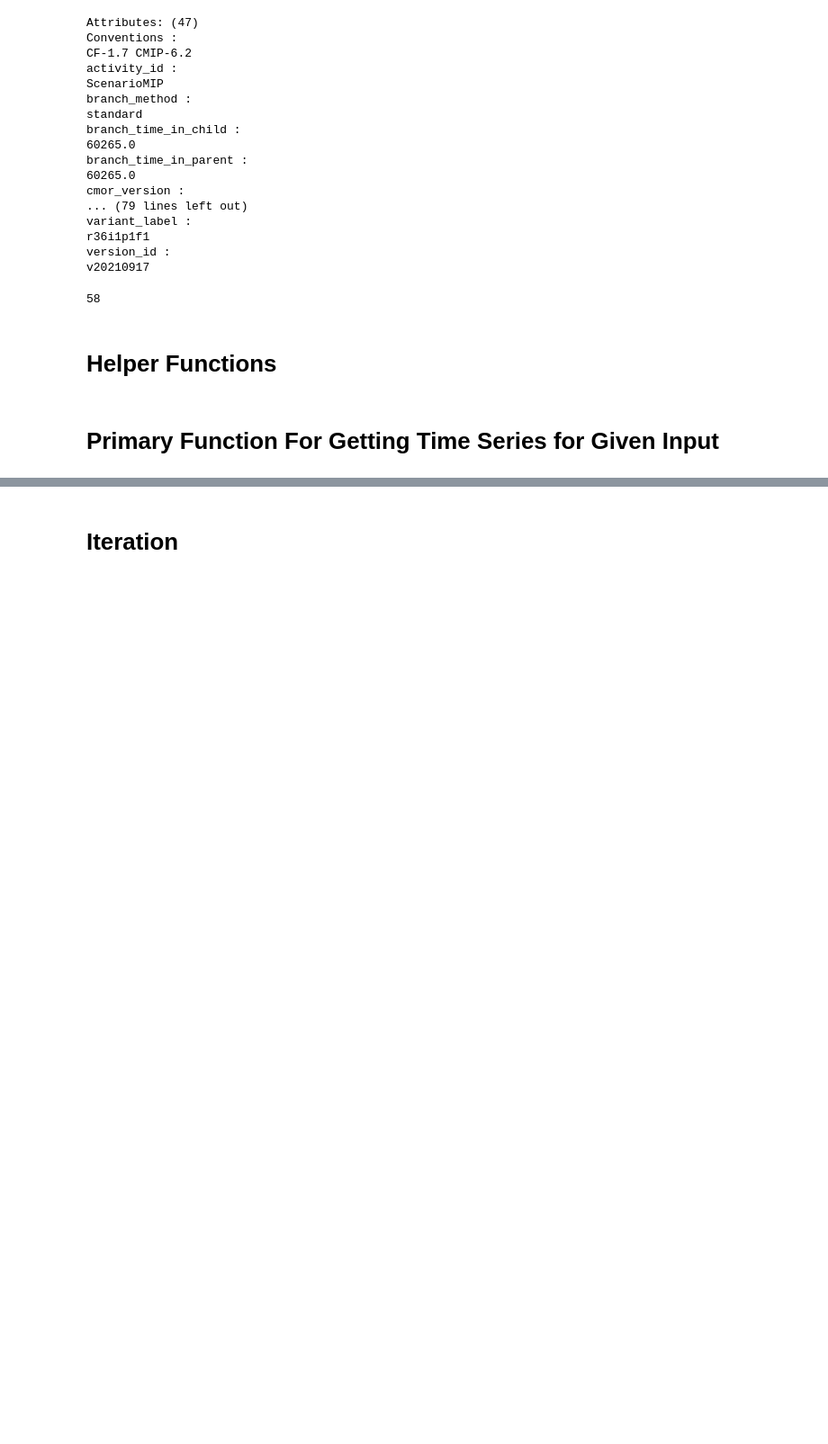
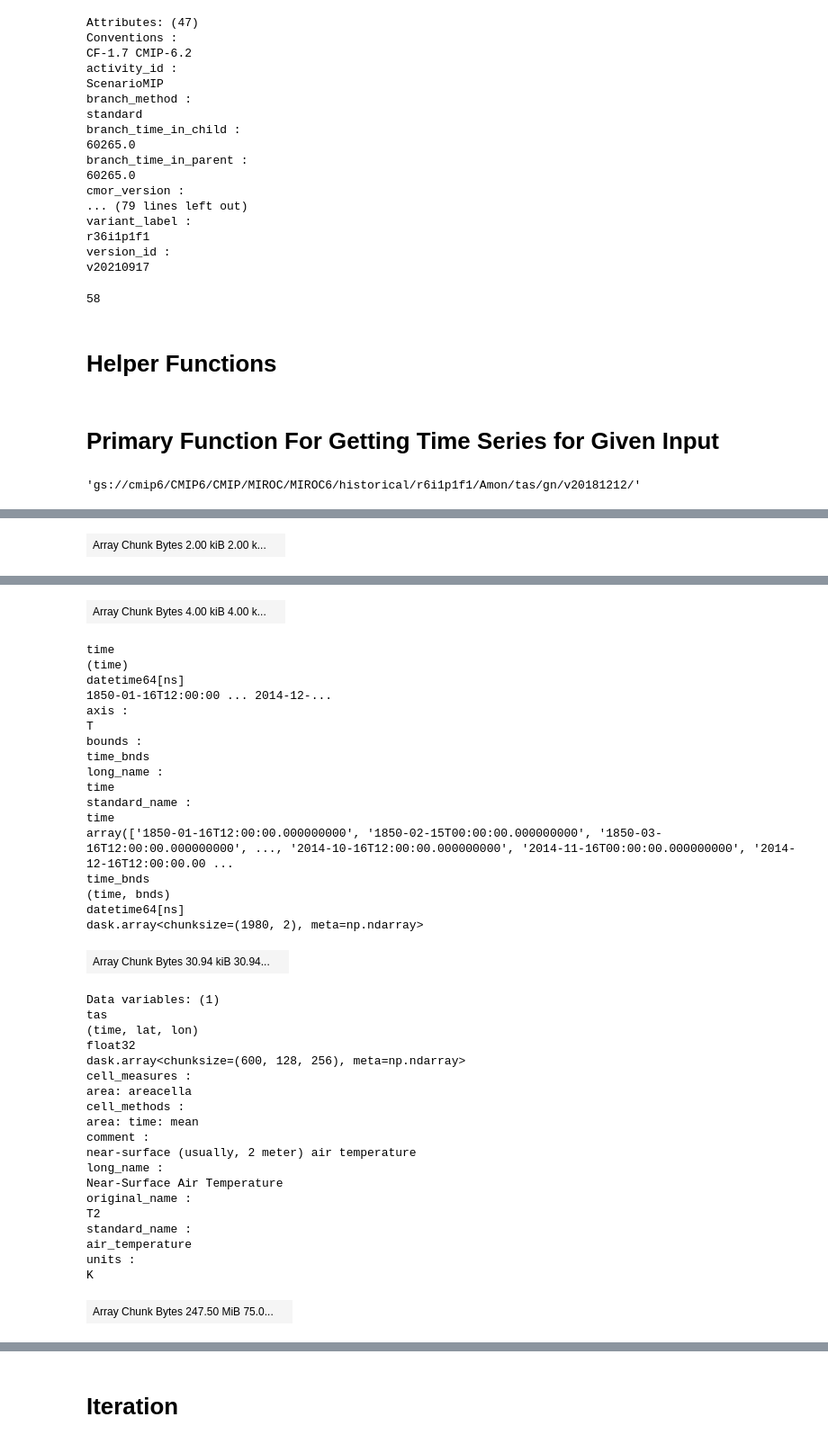
Before and after one commit to JGCRI/stitches_in_r, a Jupyter notebook: R/inst/shinyApp/python_curation/aoi_extractions.ipynb, the cells around one changed output, grey strips where cells are left out. Shown: that part at 90% size. Drawn from its saved outputs; the diff is of its cells as text; code cells hidden in the pictures; blank space fills up the shorter version.

```diff
--- a/R/inst/shinyApp/python_curation/aoi_extractions.ipynb
+++ b/R/inst/shinyApp/python_curation/aoi_extractions.ipynb
@@ -558 +567,36 @@ def get_time_series(model, experiment, ensemble, variable, aois, aoi_labs):
     return mean_by_year_region_df
+# %%
+model = 'MIROC6'
+experiment = 'historical'
+ensemble = 'r6i1p1f1'
+variable = 'tas'
+aois = aoi
+aoi_labs = aoi_labels
+# %%
+file_list = pangeo_data[(pangeo_data['model'] == model) &
+                            (pangeo_data['experiment'] == experiment) &
+                            (pangeo_data['ensemble'] == ensemble) &
+                            (pangeo_data['variable'] == variable)]
+
+# Empty result
+mean_by_year_region_df = pd.DataFrame(columns=[variable, 'year', 'esm', 'experiment', 'ensemble', 'variable', 'continent', 'type', 'name', 'acronym'])
+
+# If no matches return empty
+if file_list.empty:
+    mean_by_year_region_df
+
+# The url now that we know it exists
+file_url = file_list.iloc[0].zstore
+file_url
+# %% [output]
+'gs://cmip6/CMIP6/CMIP/MIROC/MIROC6/historical/r6i1p1f1/Amon/tas/gn/v20181212/'
+# %%
+# Open data
+matched_data = stitches.fx_pangeo.fetch_nc(file_url)
+matched_data = matched_data.sortby('time').copy()
+try:
+    matched_data = matched_data.drop_vars('height')
+except:
+    pass
+matched_data
+# %% [output]
@@ -558,0 +620 @@ def get_time_series(model, experiment, ensemble, variable, aois, aoi_labs):
+| Array Chunk Bytes 2.00 kiB 2.00 k... |  |
@@ -558,0 +640,39 @@ def get_time_series(model, experiment, ensemble, variable, aois, aoi_labs):
+| Array Chunk Bytes 4.00 kiB 4.00 k... |  |
+time
+(time)
+datetime64[ns]
+1850-01-16T12:00:00 ... 2014-12-...
+axis :
+T
+bounds :
+time_bnds
+long_name :
+time
+standard_name :
+time
+array(['1850-01-16T12:00:00.000000000', '1850-02-15T00:00:00.000000000', '1850-03-16T12:00:00.000000000', ..., '2014-10-16T12:00:00.000000000', '2014-11-16T00:00:00.000000000', '2014-12-16T12:00:00.00 ...
+time_bnds
+(time, bnds)
+datetime64[ns]
+dask.array<chunksize=(1980, 2), meta=np.ndarray>
+| Array Chunk Bytes 30.94 kiB 30.94... |  |
+Data variables: (1)
+tas
+(time, lat, lon)
+float32
+dask.array<chunksize=(600, 128, 256), meta=np.ndarray>
+cell_measures :
+area: areacella
+cell_methods :
+area: time: mean
+comment :
+near-surface (usually, 2 meter) air temperature
+long_name :
+Near-Surface Air Temperature
+original_name :
+T2
+standard_name :
+air_temperature
+units :
+K
+| Array Chunk Bytes 247.50 MiB 75.0... |  |
```
Also changed, not shown: parts of 11 cells of this notebook, 1 other file.
